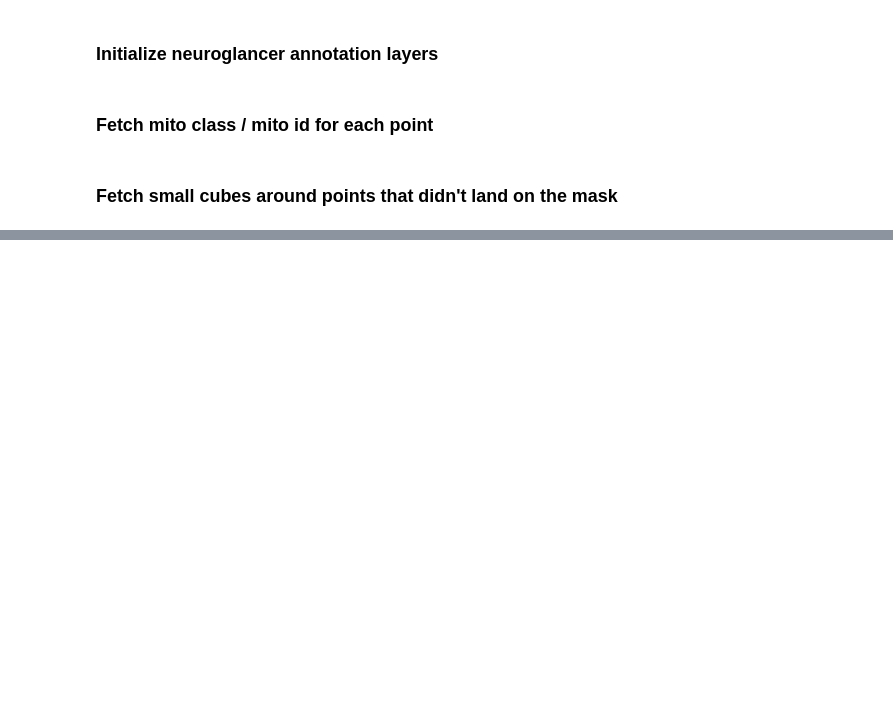
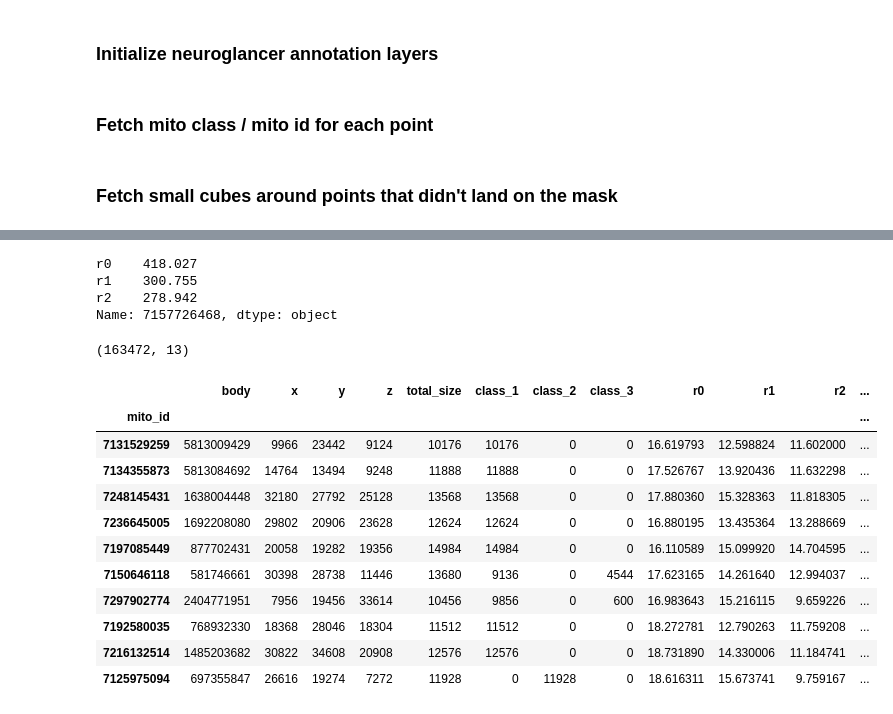
Before and after one commit to stuarteberg/mito-proofreading-analysis, a Jupyter notebook: roi-subvol-annotations/mito-point-visualization.ipynb, the cells around one changed output, grey strips where cells are left out. Cells and saved outputs as stored; diff of their text form; code cells hidden in the pictures; blank space fills up the shorter version.

```diff
--- a/roi-subvol-annotations/mito-point-visualization.ipynb
+++ b/roi-subvol-annotations/mito-point-visualization.ipynb
@@ -402,0 +633,27 @@ You did not specify 'create-if-necessary' in the config, so I won't create it.:
+# %%
+diameters = mito_stats_df.loc[7157726468, ['r0', 'r1', 'r2']] * 8 * 2
+# %% [output]
+r0    418.027
+r1    300.755
+r2    278.942
+Name: 7157726468, dtype: object
+# %%
+mito_stats_df.query('r0 * 8 < 150').shape
+# %% [output]
+(163472, 13)
+# %%
+mito_stats_df['d0nm'] = mito_stats_df['r0'] * 8 * 2
+mito_stats_df.query('d0nm < 300').sample(10)
+# %% [output]
+|  | body | x | y | z | total_size | class_1 | class_2 | class_3 | r0 | r1 | r2 | ... |
+| mito_id |  |  |  |  |  |  |  |  |  |  |  | ... |
+| 7131529259 | 5813009429 | 9966 | 23442 | 9124 | 10176 | 10176 | 0 | 0 | 16.619793 | 12.598824 | 11.602000 | ... |
+| 7134355873 | 5813084692 | 14764 | 13494 | 9248 | 11888 | 11888 | 0 | 0 | 17.526767 | 13.920436 | 11.632298 | ... |
+| 7248145431 | 1638004448 | 32180 | 27792 | 25128 | 13568 | 13568 | 0 | 0 | 17.880360 | 15.328363 | 11.818305 | ... |
+| 7236645005 | 1692208080 | 29802 | 20906 | 23628 | 12624 | 12624 | 0 | 0 | 16.880195 | 13.435364 | 13.288669 | ... |
+| 7197085449 | 877702431 | 20058 | 19282 | 19356 | 14984 | 14984 | 0 | 0 | 16.110589 | 15.099920 | 14.704595 | ... |
+| 7150646118 | 581746661 | 30398 | 28738 | 11446 | 13680 | 9136 | 0 | 4544 | 17.623165 | 14.261640 | 12.994037 | ... |
+| 7297902774 | 2404771951 | 7956 | 19456 | 33614 | 10456 | 9856 | 0 | 600 | 16.983643 | 15.216115 | 9.659226 | ... |
+| 7192580035 | 768932330 | 18368 | 28046 | 18304 | 11512 | 11512 | 0 | 0 | 18.272781 | 12.790263 | 11.759208 | ... |
+| 7216132514 | 1485203682 | 30822 | 34608 | 20908 | 12576 | 12576 | 0 | 0 | 18.731890 | 14.330006 | 11.184741 | ... |
+| 7125975094 | 697355847 | 26616 | 19274 | 7272 | 11928 | 0 | 11928 | 0 | 18.616311 | 15.673741 | 9.759167 | ... |
```
Also changed, not shown: parts of 32 cells of this notebook.
